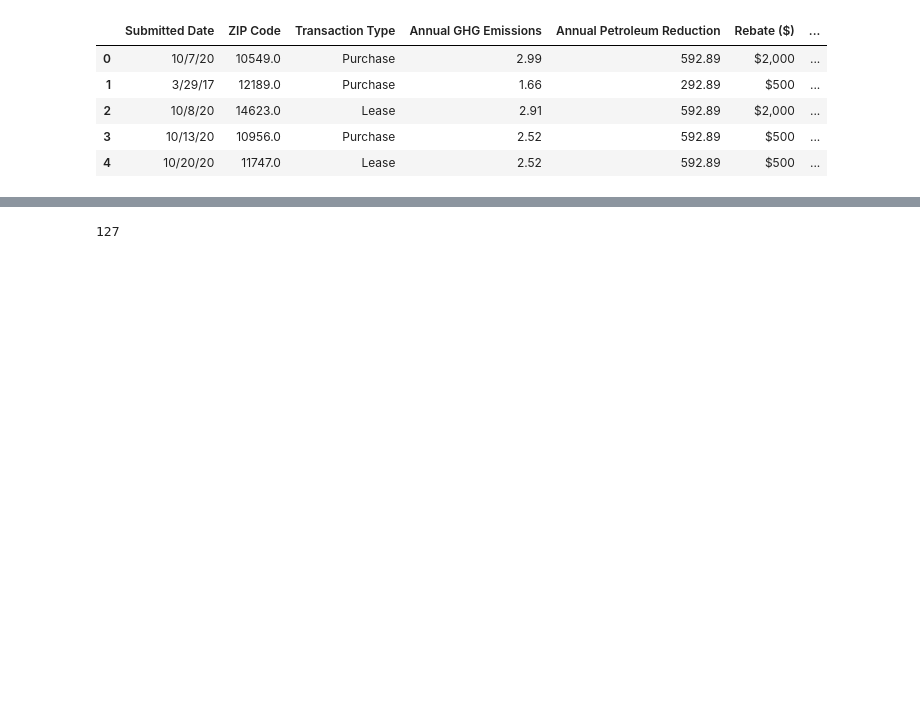
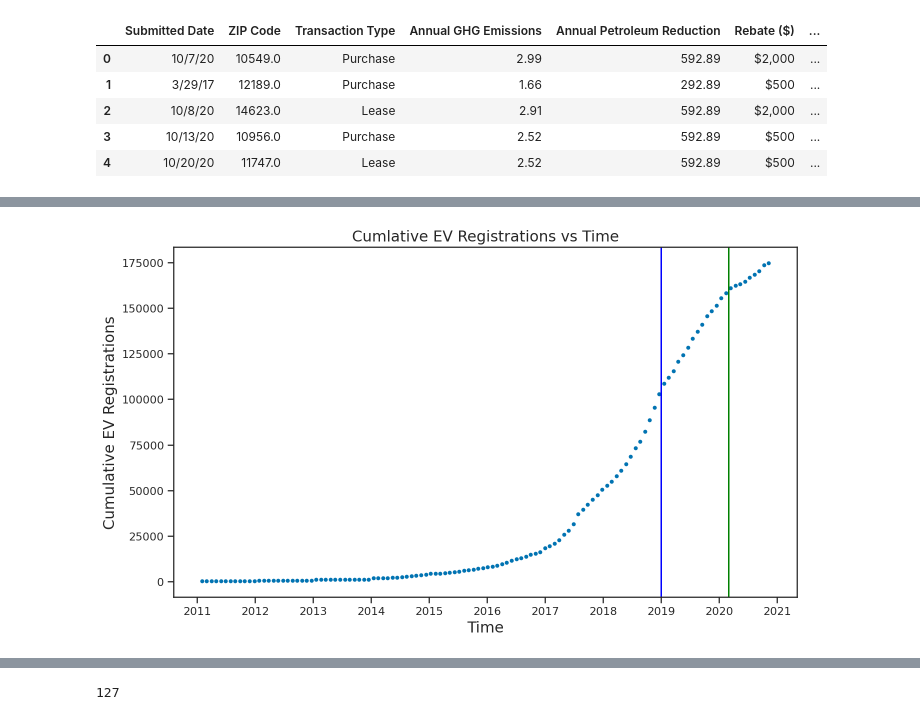
Before and after one commit to sidmohite/tdi_capstone_project, a Jupyter notebook: EV_Charging_Data.ipynb, the cells around one changed output, grey strips where cells are left out. Cells and saved outputs as stored; diff of their text form; code cells hidden in the pictures; blank space fills up the shorter version.

```diff
--- a/EV_Charging_Data.ipynb
+++ b/EV_Charging_Data.ipynb
@@ -44,0 +93,2 @@ data_charging = data_charging.dropna()
+# %%
+cumulative_monthly_regs = np.cumsum(monthly_regs)
@@ -44,0 +105,12 @@ data_charging = data_charging.dropna()
+# %%
+plt.figure(figsize=(10,6))
+plt.plot(date_ranges[1:],cumulative_monthly_regs,'.')
+plt.title('Cumlative EV Registrations vs Time',fontsize=15)
+plt.axvline('2019-01',c='blue')
+plt.axvline('2020-03',c='green')
+plt.xlabel('Time',fontsize=15)
+plt.ylabel('Cumulative EV Registrations',fontsize=15)
+plt.savefig('plots/cumulative_.png',dpi=150)
+plt.tight_layout()
+# %% [output]
+[figure, added]
```
Also changed, not shown: parts of 23 cells of this notebook, 7 other files.
